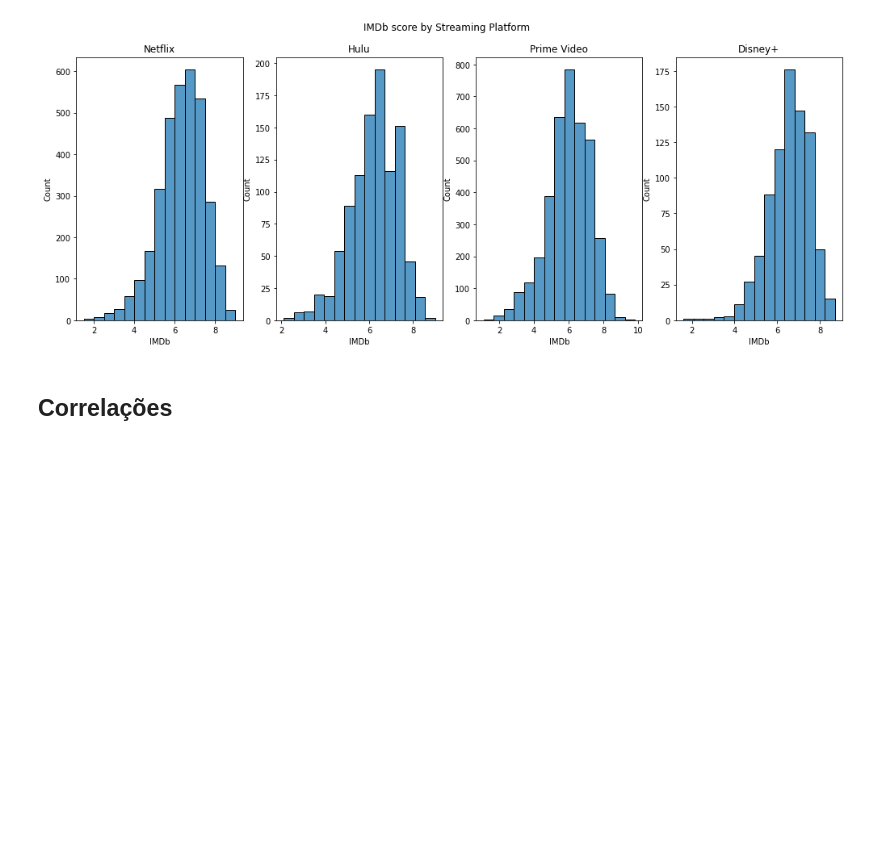
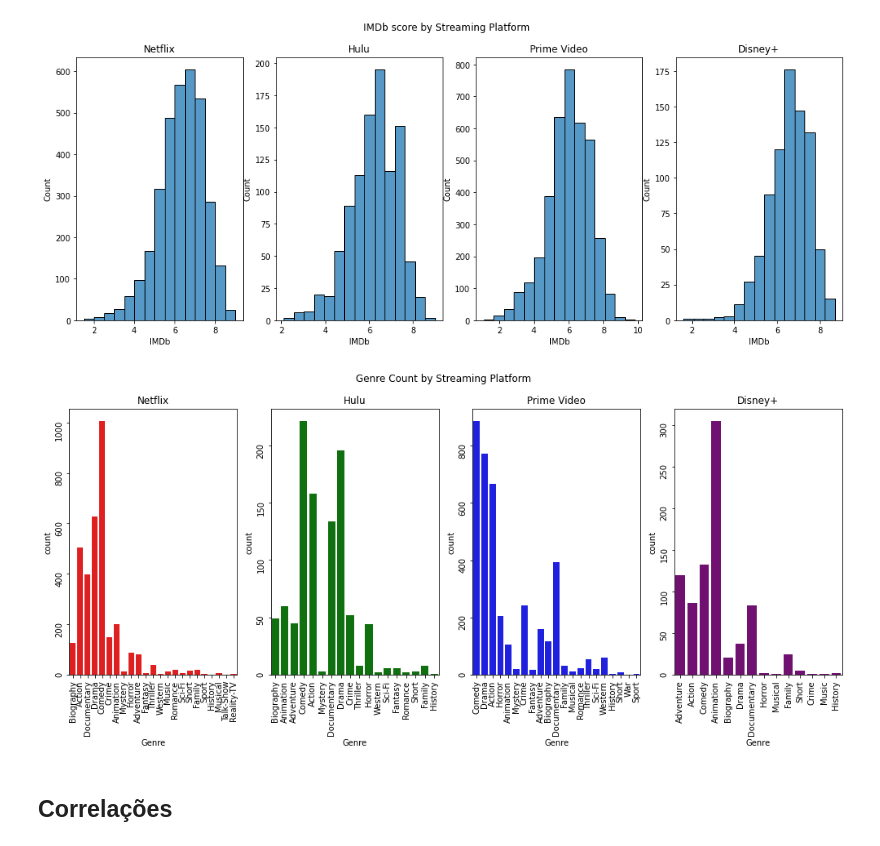
Before and after one commit to guilhermeabst/netflix_analysis, a Jupyter notebook: Netflix.ipynb, the cells around one changed output. Drawn from its saved outputs; the diff is of its cells as text; code cells hidden in the pictures; blank space fills up the shorter version.

```diff
--- a/Netflix.ipynb
+++ b/Netflix.ipynb
@@ -322,6 +322,26 @@ fig.suptitle("IMDb score by Streaming Platform")
 # %% [output]
 Text(0.5, 0.98, 'IMDb score by Streaming Platform')
 [figure]
+# %%
+fig, axs = plt.subplots(ncols=4, figsize=(17,6))
+sns.countplot(x= "Genre", data = nf, ax=axs[0], color = "red")
+sns.countplot(x= "Genre", data = h, ax=axs[1], color = "green")
+sns.countplot(x= "Genre", data = pv, ax=axs[2], color = "blue")
+sns.countplot(x= "Genre", data = d, ax=axs[3], color = "purple")
+
+axs[0].set_title("Netflix")
+axs[1].set_title("Hulu")
+axs[2].set_title("Prime Video")
+axs[3].set_title("Disney+")
+
+fig.suptitle("Genre Count by Streaming Platform")
+
+axs[0].tick_params(labelrotation=90)
+axs[1].tick_params(labelrotation=90)
+axs[2].tick_params(labelrotation=90)
+axs[3].tick_params(labelrotation=90)
+# %% [output]
+[figure, added]
 # %% [markdown]
 ## Correlações
 # %%
```
